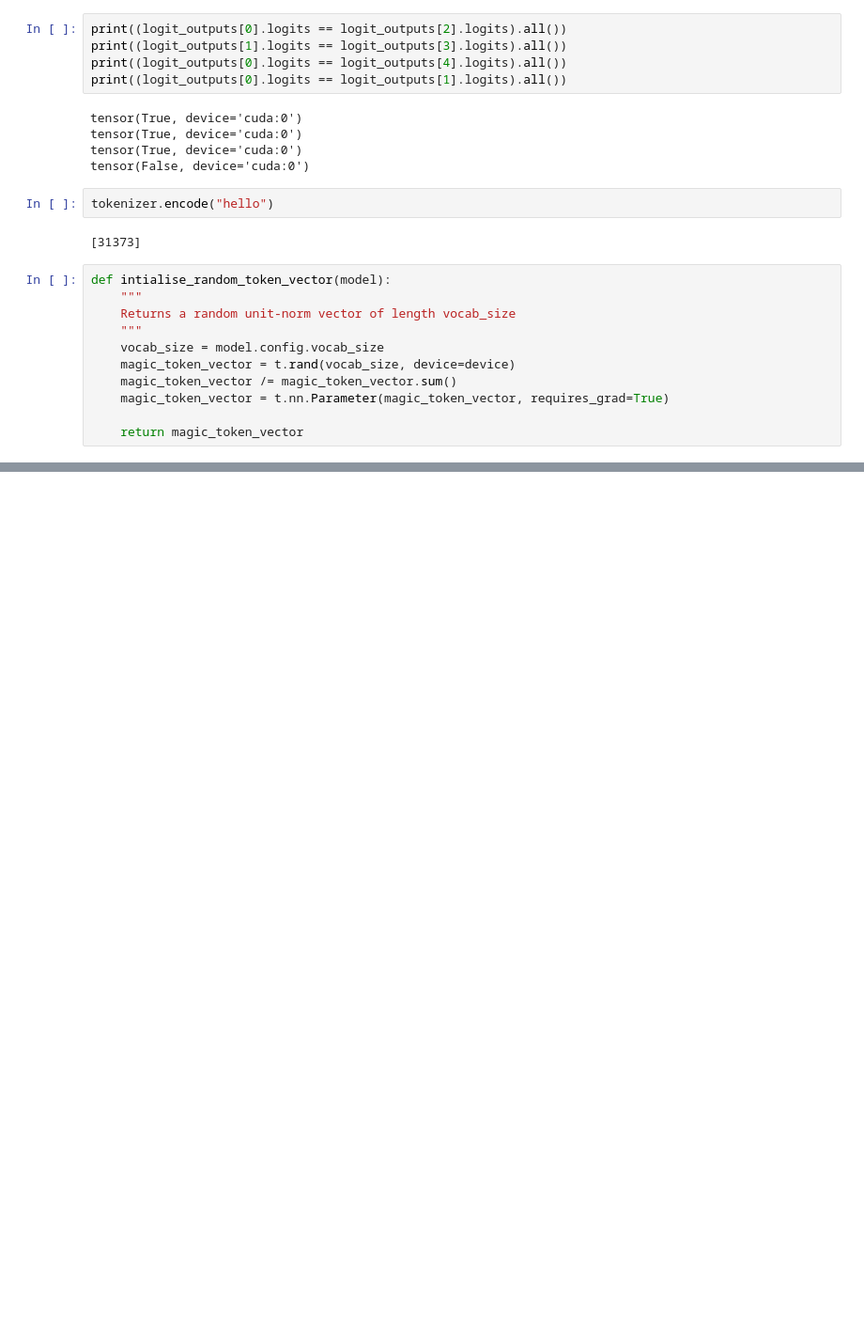
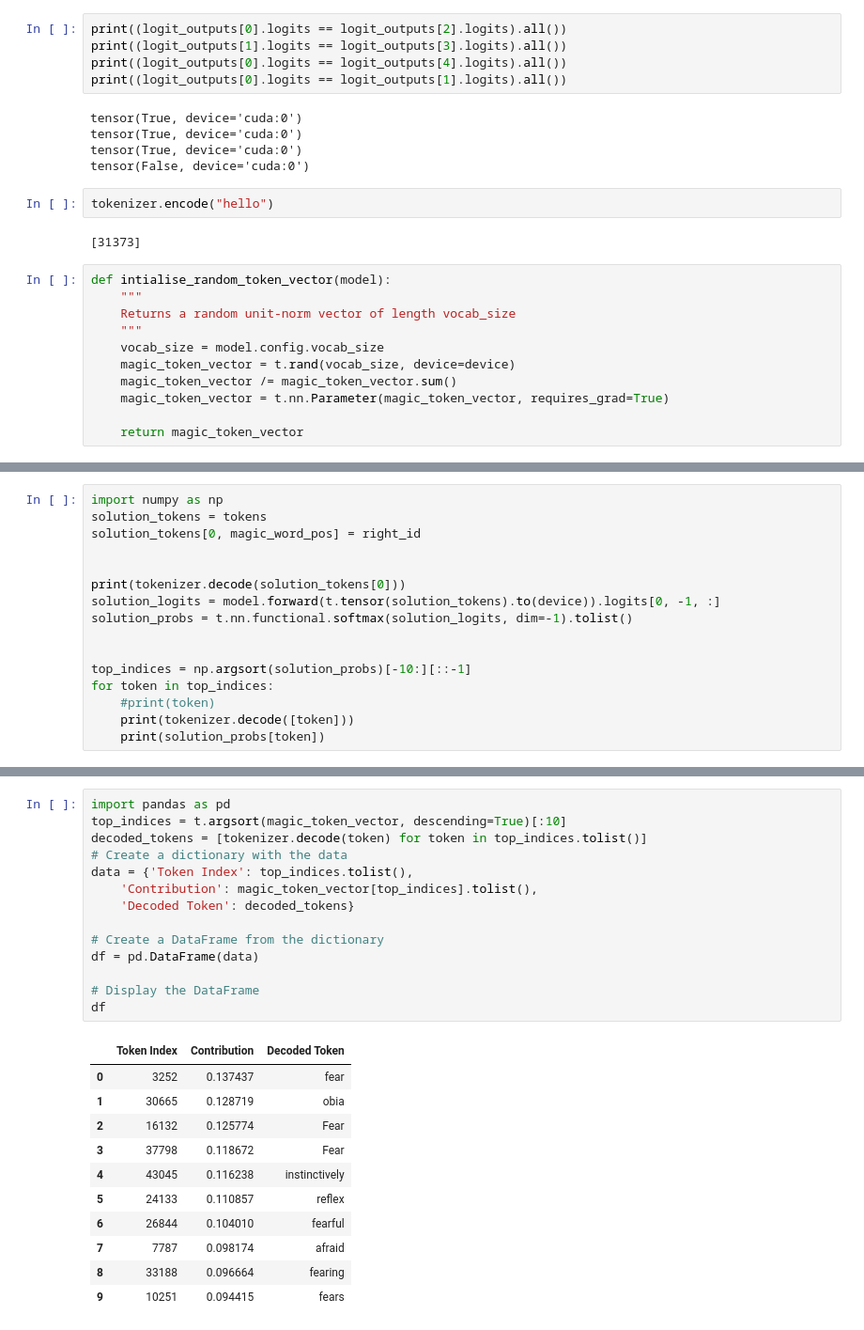
Before and after one commit to seamus-fallows/ARENA-Hackathon, a Jupyter notebook: experiments/simple_case.ipynb, the cells around one changed output, grey strips where cells are left out. Shown at 94% size. Drawn from its saved outputs; the diff is of its cells as text; blank space fills up the shorter version.

```diff
--- a/experiments/simple_case.ipynb
+++ b/experiments/simple_case.ipynb
@@ -150,0 +179,16 @@ plt.show()
+# %%
+import numpy as np
+solution_tokens = tokens
+solution_tokens[0, magic_word_pos] = right_id
+
+
+print(tokenizer.decode(solution_tokens[0]))
+solution_logits = model.forward(t.tensor(solution_tokens).to(device)).logits[0, -1, :]
+solution_probs = t.nn.functional.softmax(solution_logits, dim=-1).tolist()
+
+
+top_indices = np.argsort(solution_probs)[-10:][::-1]
+for token in top_indices:
+    #print(token)
+    print(tokenizer.decode([token]))
+    print(solution_probs[token])
@@ -150,0 +251,26 @@ plt.show()
+# %%
+import pandas as pd
+top_indices = t.argsort(magic_token_vector, descending=True)[:10]
+decoded_tokens = [tokenizer.decode(token) for token in top_indices.tolist()]
+# Create a dictionary with the data
+data = {'Token Index': top_indices.tolist(),
+    'Contribution': magic_token_vector[top_indices].tolist(),
+    'Decoded Token': decoded_tokens}
+
+# Create a DataFrame from the dictionary
+df = pd.DataFrame(data)
+
+# Display the DataFrame
+df
+# %% [output]
+|  | Token Index | Contribution | Decoded Token |
+| 0 | 3252 | 0.137437 | fear |
+| 1 | 30665 | 0.128719 | obia |
+| 2 | 16132 | 0.125774 | Fear |
+| 3 | 37798 | 0.118672 | Fear |
+| 4 | 43045 | 0.116238 | instinctively |
+| 5 | 24133 | 0.110857 | reflex |
+| 6 | 26844 | 0.104010 | fearful |
+| 7 | 7787 | 0.098174 | afraid |
+| 8 | 33188 | 0.096664 | fearing |
+| 9 | 10251 | 0.094415 | fears |
```
Also changed, not shown: parts of 8 cells of this notebook, 3 other files.
